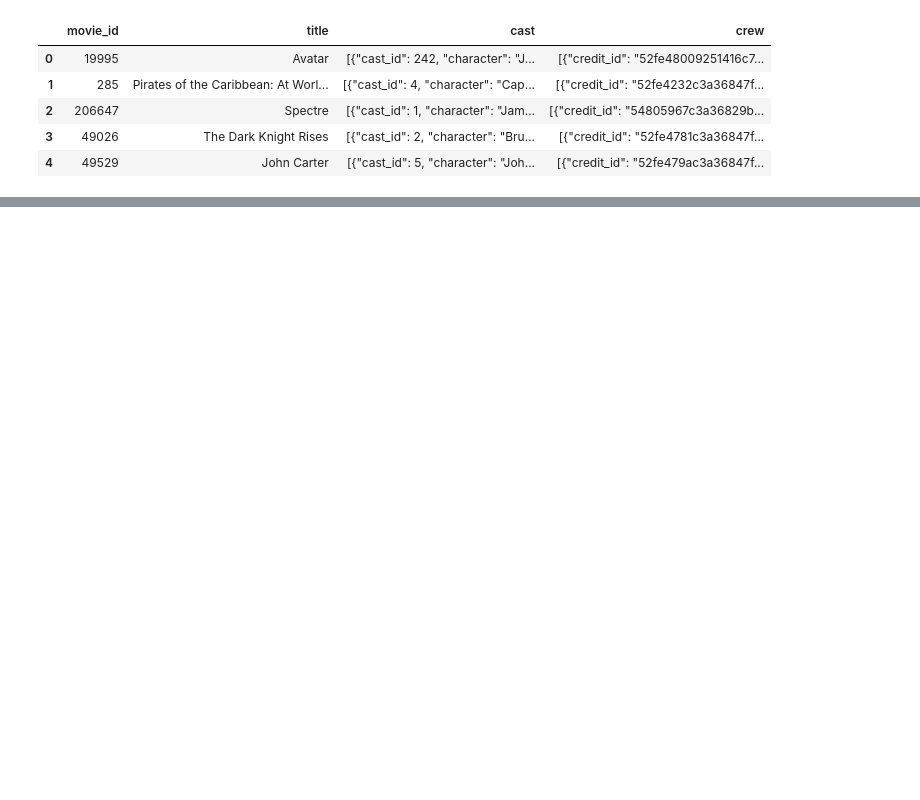
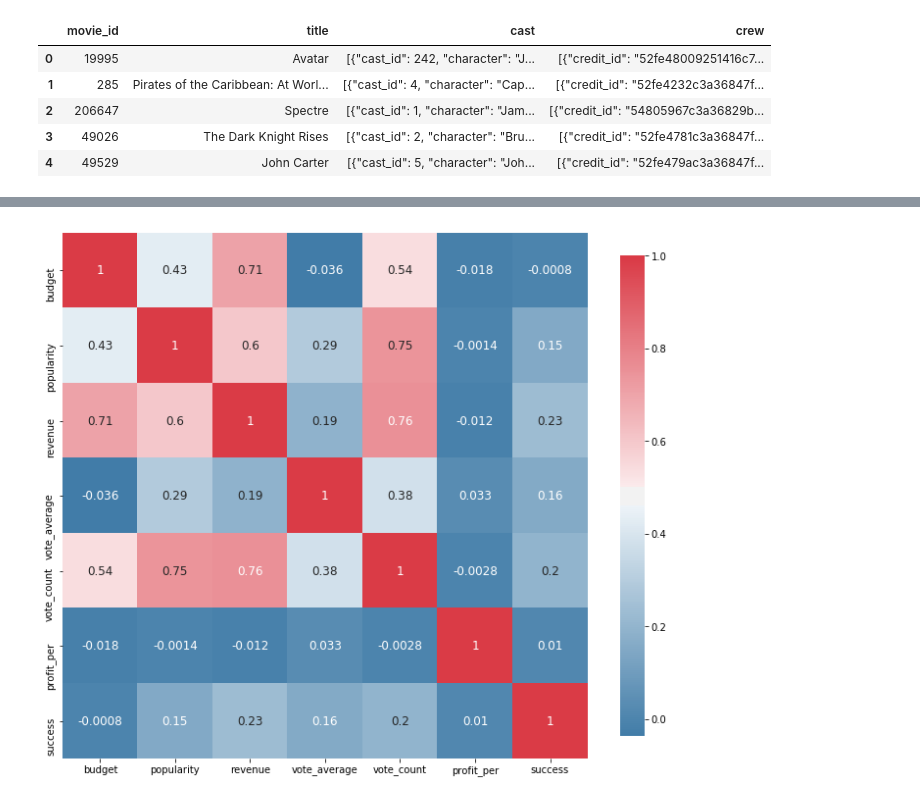
Before and after one commit to navendano11/NLP, a Jupyter notebook: NLP_tmdb.ipynb, the cells around one changed output, grey strips where cells are left out. Cells and saved outputs as stored; diff of their text form; code cells hidden in the pictures; blank space fills up the shorter version.

```diff
--- a/NLP_tmdb.ipynb
+++ b/NLP_tmdb.ipynb
@@ -116,0 +150,7 @@ movies[movies['title_x'].str.contains('mpire')]
+# %%
+genreList = valList('genres')
+kwordList = valList('keywords')
+prodCtryList = valList('production_countries')
+prodCpanyList = valList('production_companies')
+langList = valList('spoken_languages')
+castList = valList('cast')
@@ -116,0 +181,18 @@ movies[movies['title_x'].str.contains('mpire')]
+# %%
+def binary(x,xlist):
+    binaryList = []
+
+    for list2 in xlist:
+        if list2 in x:
+            binaryList.append(1)
+        else:
+            binaryList.append(0)
+
+    return binaryList
+# %%
+movies2['gen_bin'] = movies2['genres'].apply(lambda x: binary(x,genreList))
+movies2['kword_bin'] = movies2['keywords'].apply(lambda x: binary(x,kwordList))
+movies2['prodCtry_bin'] = movies2['production_countries'].apply(lambda x: binary(x,prodCtryList))
+movies2['prodCpany_bin'] = movies2['production_companies'].apply(lambda x: binary(x,prodCpanyList))
+movies2['lang_bin'] = movies2['spoken_languages'].apply(lambda x: binary(x,langList))
+movies2['cast_bin'] = movies2['cast'].apply(lambda x: binary(x,castList))
@@ -116,0 +220,9 @@ movies[movies['title_x'].str.contains('mpire')]
+# %%
+movies3=movies2[['original_title','budget','popularity', 'revenue', 'vote_average', 'vote_count', 'gen_bin','kword_bin','prodCtry_bin','prodCpany_bin','lang_bin','cast_bin','profit_per','success']].copy()
+# %%
+corr = movies3.corr()
+_ , ax = plt.subplots( figsize =( 12 , 10 ) )
+cmap = sns.diverging_palette( 240 , 10 , as_cmap = True )
+_ = sns.heatmap(corr,cmap = cmap,square=True, cbar_kws={ 'shrink' : .9 }, ax=ax, annot = True, annot_kws = { 'fontsize' : 12 })
+# %% [output]
+[figure, added]
```
Also changed, not shown: parts of 19 cells of this notebook.
